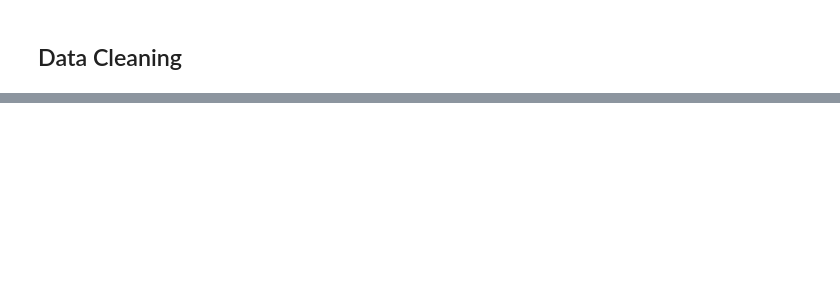
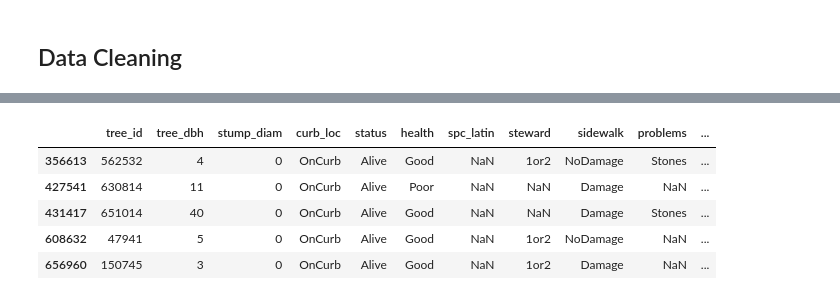
Before and after one commit to rupa-08/Tree-census-data-cleaning, a Jupyter notebook: Tree census.ipynb, the cells around one changed output, grey strips where cells are left out. Cells and saved outputs as stored; diff of their text form; code cells hidden in the pictures; blank space fills up the shorter version.

```diff
--- a/Tree census.ipynb
+++ b/Tree census.ipynb
@@ -286,0 +352,9 @@ tree_problems.apply(pd.Series.value_counts)
+# %%
+tree_census_subset[tree_census_subset['spc_latin'].isna()]
+# %% [output]
+|  | tree_id | tree_dbh | stump_diam | curb_loc | status | health | spc_latin | steward | sidewalk | problems | ... |
+| 356613 | 562532 | 4 | 0 | OnCurb | Alive | Good | NaN | 1or2 | NoDamage | Stones | ... |
+| 427541 | 630814 | 11 | 0 | OnCurb | Alive | Poor | NaN | NaN | Damage | NaN | ... |
+| 431417 | 651014 | 40 | 0 | OnCurb | Alive | Good | NaN | NaN | Damage | Stones | ... |
+| 608632 | 47941 | 5 | 0 | OnCurb | Alive | Good | NaN | 1or2 | NoDamage | NaN | ... |
+| 656960 | 150745 | 3 | 0 | OnCurb | Alive | Good | NaN | 1or2 | Damage | NaN | ... |
```
Also changed, not shown: parts of 17 cells of this notebook.
